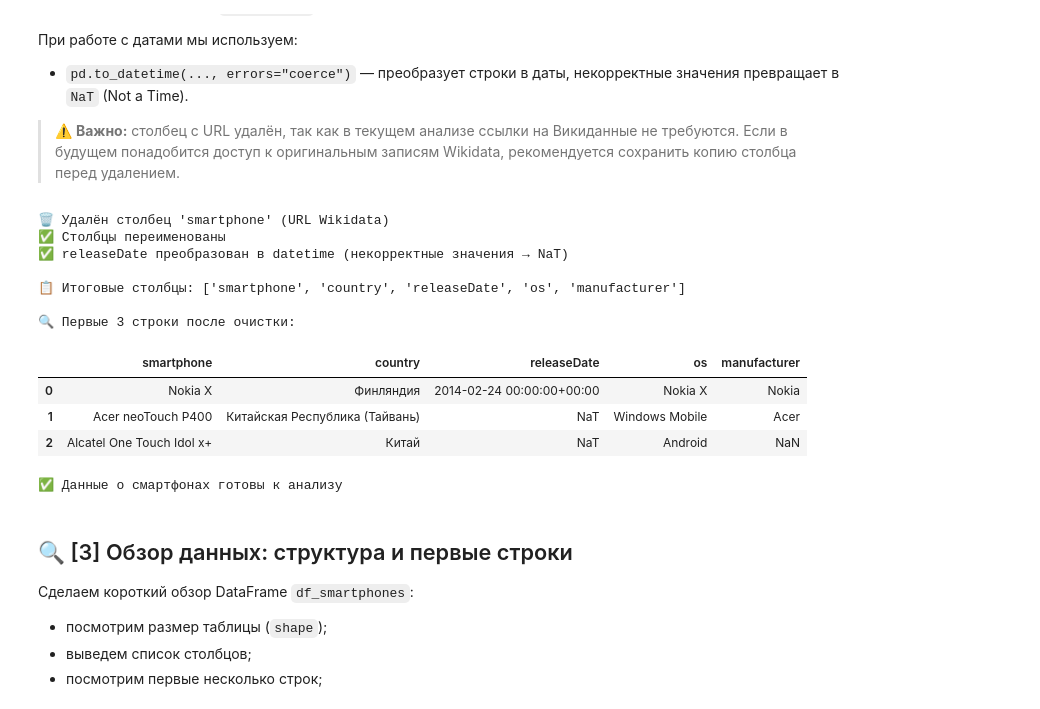
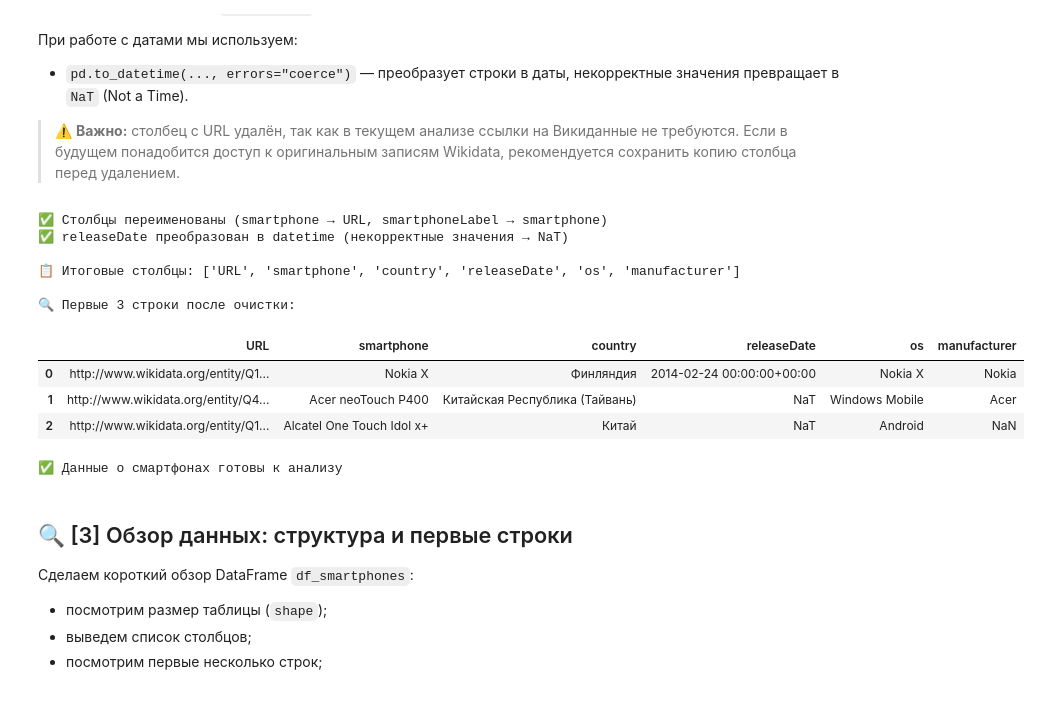
Before and after one commit to valeriachernaya/python-ai-Valeria-Chernaya, a Jupyter notebook: notebooks/week2b_read_csv.ipynb, the cells around one changed output. Cells and saved outputs as stored; diff of their text form; code cells hidden in the pictures.

```diff
--- a/notebooks/week2b_read_csv.ipynb
+++ b/notebooks/week2b_read_csv.ipynb
@@ -89,48 +88,44 @@ display(df_smartphones.head(3))
 
 # Проверяем, нужна ли очистка (есть ли столбцы с суффиксом Label)
 if "smartphoneLabel" in df_smartphones.columns or "countryLabel" in df_smartphones.columns:
 
-    # 🔴 УДАЛЯЕМ: столбец с URL (smartphone), так как он не нужен для анализа
-    if "smartphone" in df_smartphones.columns:
-        df_smartphones = df_smartphones.drop(columns=["smartphone"])
-        print("🗑️ Удалён столбец 'smartphone' (URL Wikidata)")
-
-    # 🔴 ПЕРЕИМЕНОВЫВАЕМ: убираем суффикс Label
+    # 🔴 ПЕРЕИМЕНОВЫВАЕМ: убираем суффикс Label, а ссылку сохраняем как URL
+    # Ссылка на Wikidata нужна для отладки (чтобы быстро открыть объект в браузере)
     df_smartphones = df_smartphones.rename(columns={
-        "smartphoneLabel": "smartphone",    # ← убираем Label
+        "smartphone": "URL",           # ← СОХРАНЯЕМ ссылку на Wikidata для отладки
+        "smartphoneLabel": "smartphone",
         "countryLabel": "country",
         "osLabel": "os",
         "manufacturerLabel": "manufacturer",
     })
-    print("✅ Столбцы переименованы")
+    print("✅ Столбцы переименованы (smartphone → URL, smartphoneLabel → smartphone)")
 
     # 🔴 ОБРАБАТЫВАЕМ ДАТУ: приводим releaseDate к типу datetime
     df_smartphones["releaseDate"] = pd.to_datetime(
         df_smartphones["releaseDate"], errors="coerce"
     )
     print("✅ releaseDate преобразован в datetime (некорректные значения → NaT)")
 
     # 🔴 БЫСТРАЯ ПРОВЕРКА: смотрим результат
     print("\n📋 Итоговые столбцы:", df_smartphones.columns.tolist())
     print("\n🔍 Первые 3 строки после очистки:")
     display(df_smartphones.head(3))
 
 else:
     print("⏭️ Данные уже очищены, пропускаем шаг")
 
 print("\n✅ Данные о смартфонах готовы к анализу")
 # %% [output]
-🗑️ Удалён столбец 'smartphone' (URL Wikidata)
-✅ Столбцы переименованы
+✅ Столбцы переименованы (smartphone → URL, smartphoneLabel → smartphone)
 ✅ releaseDate преобразован в datetime (некорректные значения → NaT)
 
-📋 Итоговые столбцы: ['smartphone', 'country', 'releaseDate', 'os', 'manufacturer']
+📋 Итоговые столбцы: ['URL', 'smartphone', 'country', 'releaseDate', 'os', 'manufacturer']
 
 🔍 Первые 3 строки после очистки:
-|  | smartphone | country | releaseDate | os | manufacturer |
-| 0 | Nokia X | Финляндия | 2014-02-24 00:00:00+00:00 | Nokia X | Nokia |
-| 1 | Acer neoTouch P400 | Китайская Республика (Тайвань) | NaT | Windows Mobile | Acer |
-| 2 | Alcatel One Touch Idol x+ | Китай | NaT | Android | NaN |
+|  | URL | smartphone | country | releaseDate | os | manufacturer |
+| 0 | http://www.wikidata.org/entity/Q1... | Nokia X | Финляндия | 2014-02-24 00:00:00+00:00 | Nokia X | Nokia |
+| 1 | http://www.wikidata.org/entity/Q4... | Acer neoTouch P400 | Китайская Республика (Тайвань) | NaT | Windows Mobile | Acer |
+| 2 | http://www.wikidata.org/entity/Q1... | Alcatel One Touch Idol x+ | Китай | NaT | Android | NaN |
 ✅ Данные о смартфонах готовы к анализу
 # %% [markdown]
 ## 🔍 [3] Обзор данных: структура и первые строки
```
Also changed, not shown: parts of 4 cells of this notebook.
